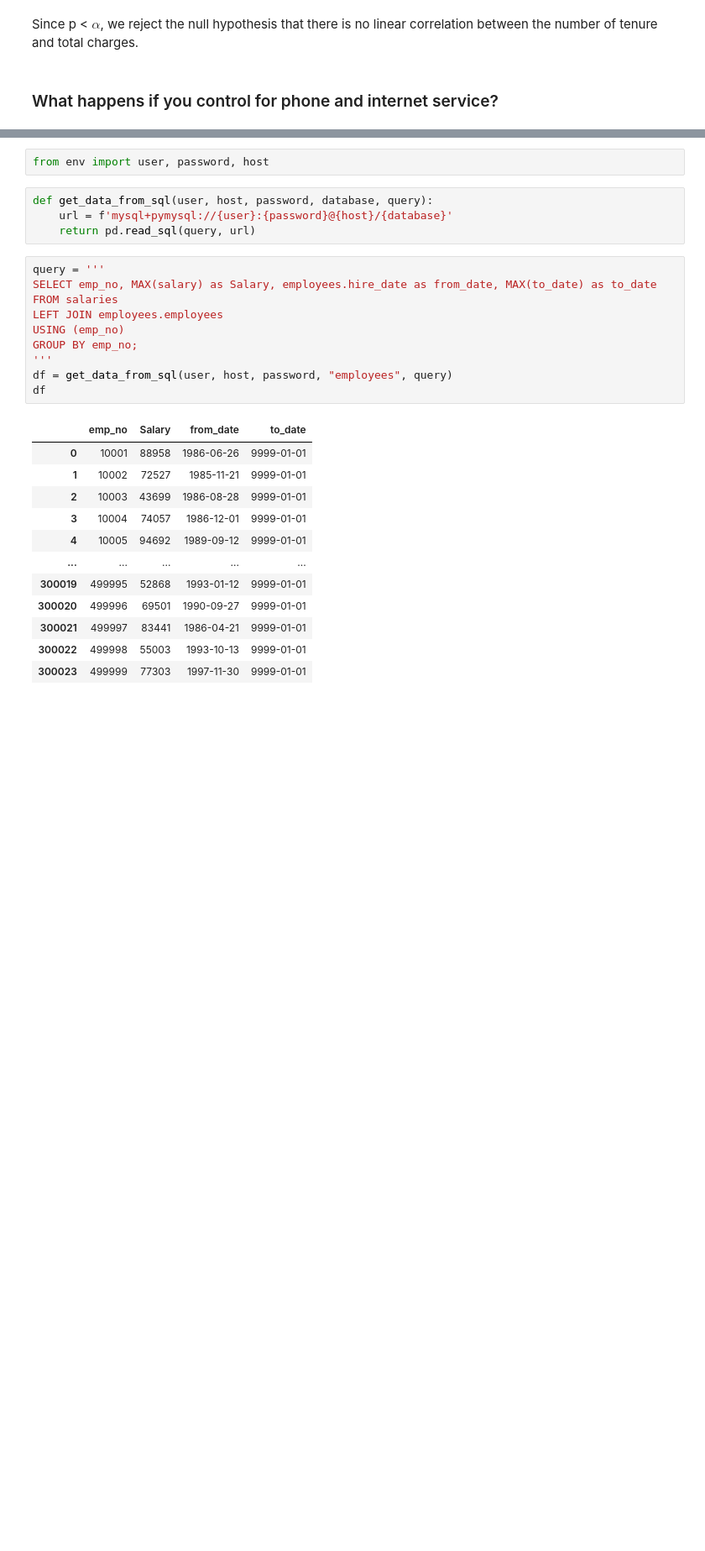
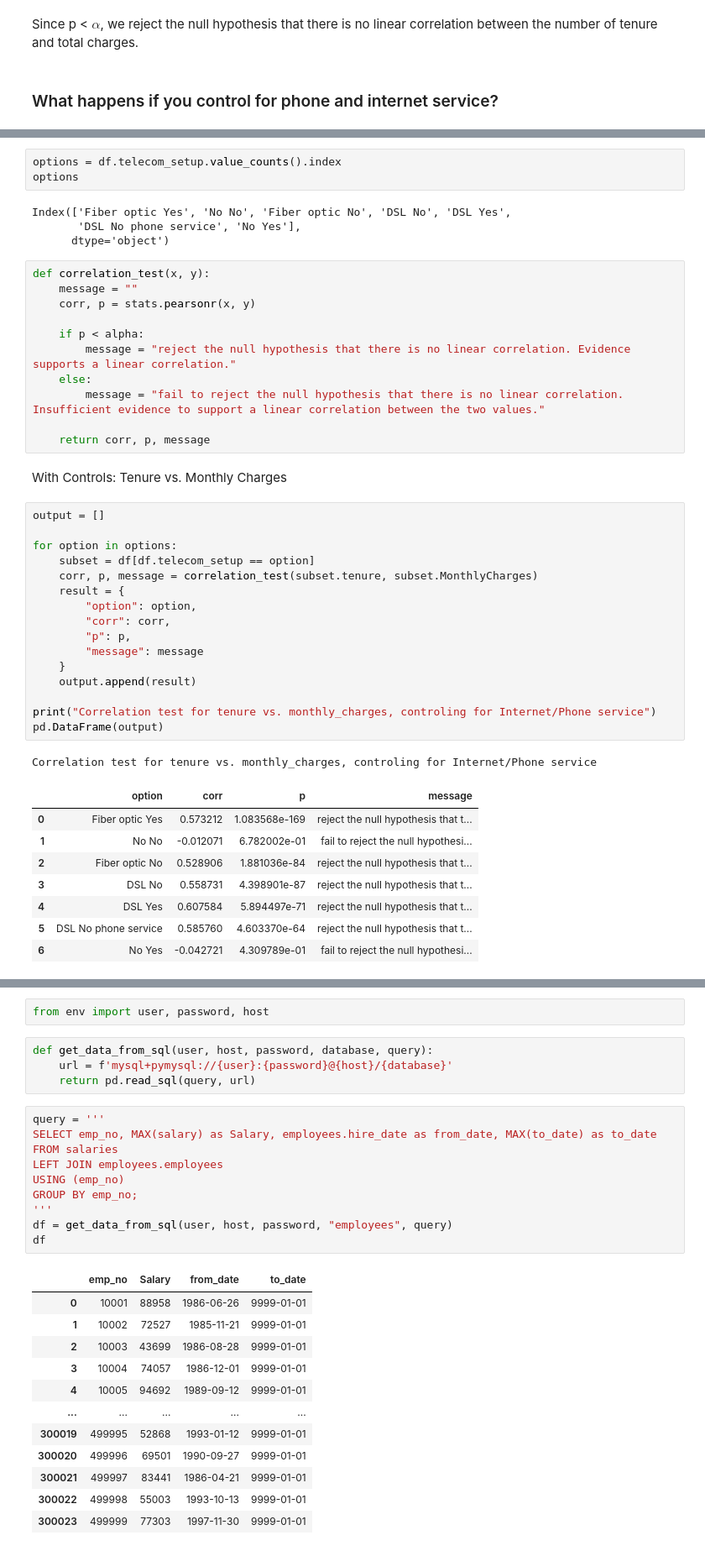
Before and after one commit to Jason-Tellez/statistics-exercises, a Jupyter notebook: hypothesis_testing.ipynb, the cells around one changed output, grey strips where cells are left out. Shown at 84% size. Saved outputs shown, nothing was run; the diff lists cells and outputs as text; blank space fills up the shorter version.

```diff
--- a/hypothesis_testing.ipynb
+++ b/hypothesis_testing.ipynb
@@ -486,0 +521,46 @@ memory usage: 1.1+ MB
+# %%
+options = df.telecom_setup.value_counts().index
+options
+# %% [output]
+Index(['Fiber optic Yes', 'No No', 'Fiber optic No', 'DSL No', 'DSL Yes',
+       'DSL No phone service', 'No Yes'],
+      dtype='object')
+# %%
+def correlation_test(x, y):
+    message = ""
+    corr, p = stats.pearsonr(x, y)
+
+    if p < alpha:
+        message = "reject the null hypothesis that there is no linear correlation. Evidence supports a linear correlation."
+    else:
+        message = "fail to reject the null hypothesis that there is no linear correlation. Insufficient evidence to support a linear correlation between the two values."
+
+    return corr, p, message
+# %% [markdown]
+With Controls: Tenure vs. Monthly Charges
+# %%
+output = []
+
+for option in options:
+    subset = df[df.telecom_setup == option]
+    corr, p, message = correlation_test(subset.tenure, subset.MonthlyCharges)
+    result = {
+        "option": option,
+        "corr": corr,
+        "p": p,
+        "message": message
+    }
+    output.append(result)
+
+print("Correlation test for tenure vs. monthly_charges, controling for Internet/Phone service")
+pd.DataFrame(output)
+# %% [output]
+Correlation test for tenure vs. monthly_charges, controling for Internet/Phone service
+|  | option | corr | p | message |
+| 0 | Fiber optic Yes | 0.573212 | 1.083568e-169 | reject the null hypothesis that t... |
+| 1 | No No | -0.012071 | 6.782002e-01 | fail to reject the null hypothesi... |
+| 2 | Fiber optic No | 0.528906 | 1.881036e-84 | reject the null hypothesis that t... |
+| 3 | DSL No | 0.558731 | 4.398901e-87 | reject the null hypothesis that t... |
+| 4 | DSL Yes | 0.607584 | 5.894497e-71 | reject the null hypothesis that t... |
+| 5 | DSL No phone service | 0.585760 | 4.603370e-64 | reject the null hypothesis that t... |
+| 6 | No Yes | -0.042721 | 4.309789e-01 | fail to reject the null hypothesi... |
```
Also changed, not shown: parts of 122 cells of this notebook.
